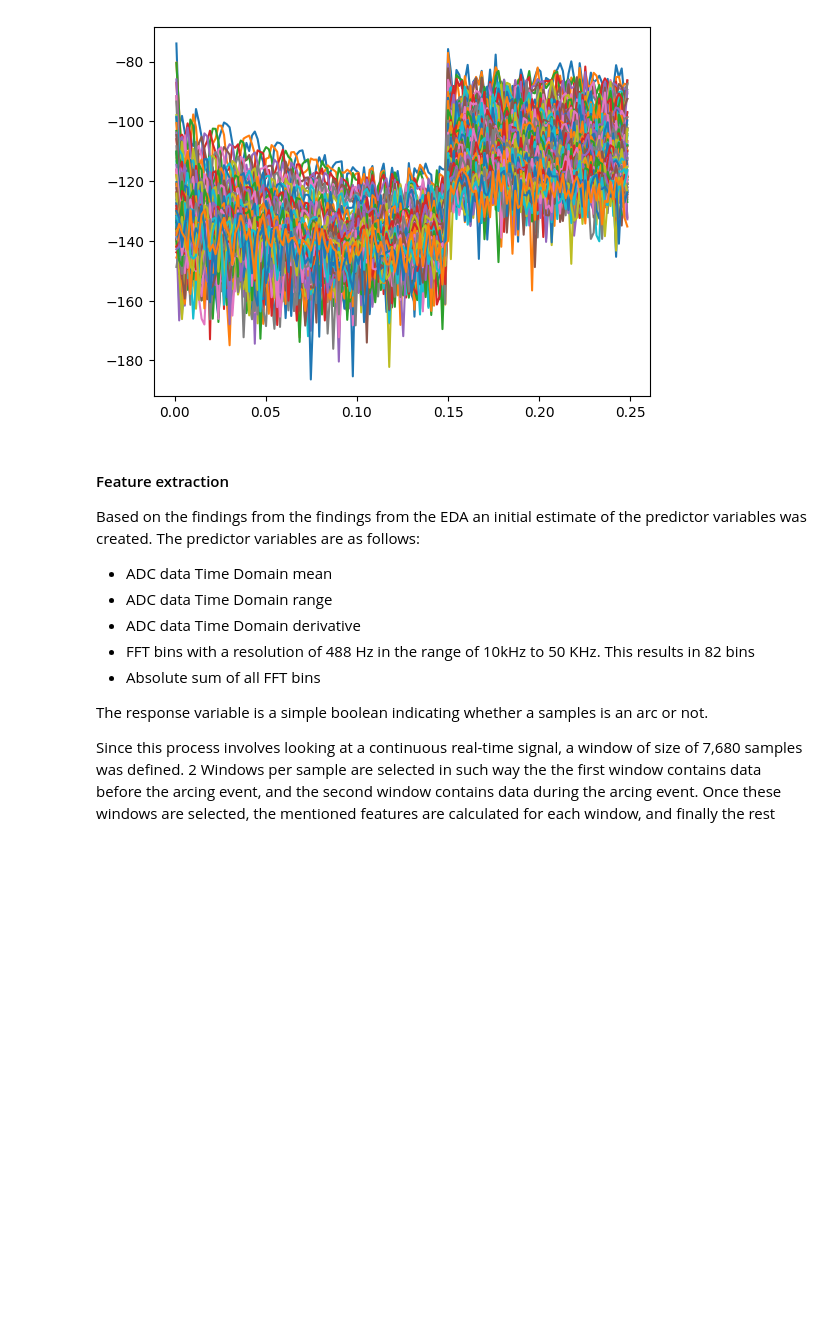
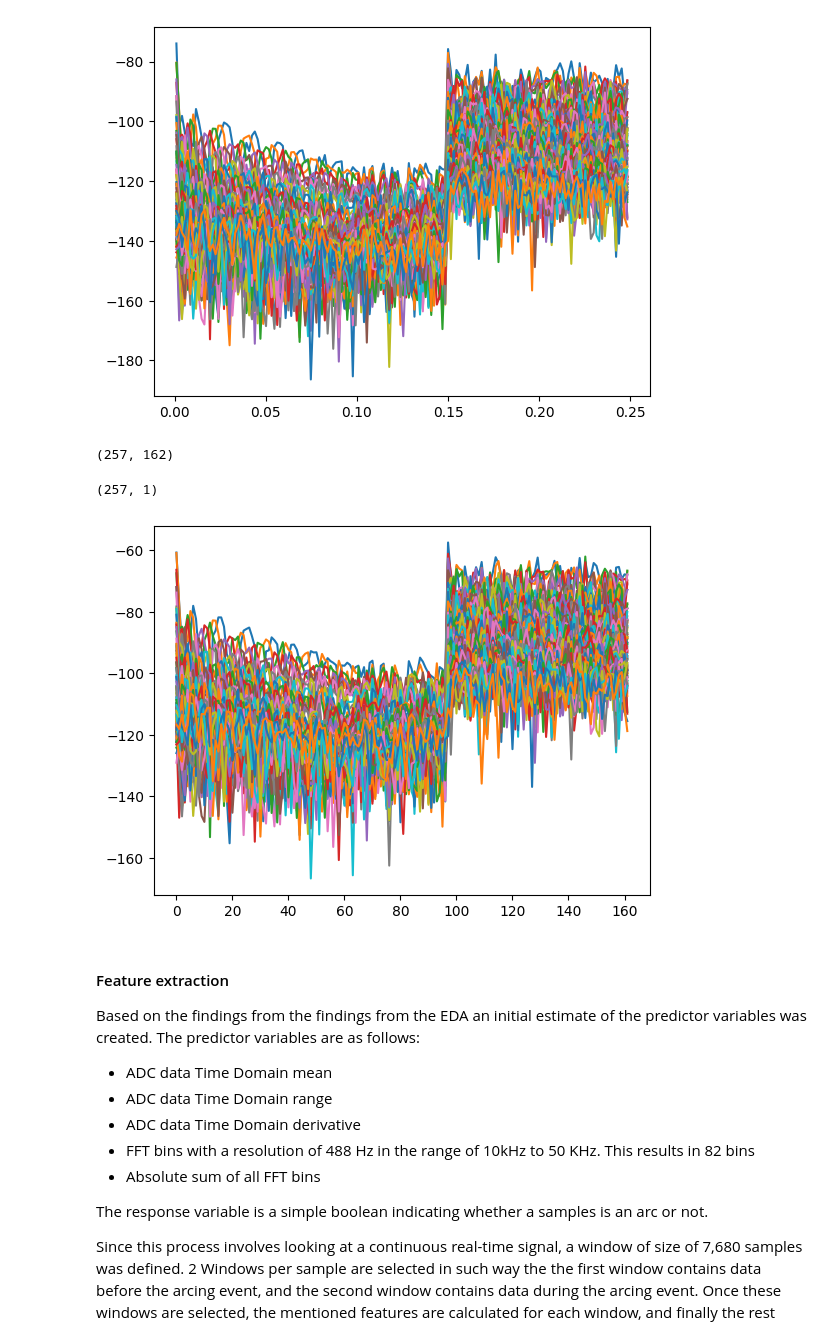
Before and after one commit to davidoises/ArcDetection, a Jupyter notebook: analysis/process_notebook.ipynb, the cells around one changed output. Cells and saved outputs as stored; diff of their text form; code cells hidden in the pictures; blank space fills up the shorter version.

Commit message:
Structure and integration of fft C++ code with pybind
Finished integrating data preparation with C++ spectrogram

Simplifying spectrogram calculation

Fixed spectrogram claculation

Final corrections

```diff
--- a/analysis/process_notebook.ipynb
+++ b/analysis/process_notebook.ipynb
@@ -303,6 +303,28 @@ for i in range(len(raw_new_pxx)):
 plt.show()
 # %% [output]
 [figure]
+# %%
+import fft_calculator
+raw_pxx, raw_freqs = fft_calculator.get_spectrogram(df_raw_arc['adc_data'], 250e3, 512)
+raw_pxx.shape
+# %% [output]
+(257, 162)
+# %%
+new_freq = raw_freqs[:, None]
+new_freq.shape
+# %% [output]
+(257, 1)
+# %%
+
+for i in range(raw_pxx.shape[0]):
+    if new_freq[i, 0] > lower_bound and new_freq[i, 0] < upper_bound:
+        plt.plot(range(raw_pxx.shape[1]), 10.0*np.log10(raw_pxx[i,:]), label="old  "+str(new_freq[i, 0]))
+        # plt.plot(range(raw_pxx.shape[1]), (raw_pxx[i,:]), label="old  "+str(new_freq[i, 0]))
+
+# plt.legend()
+plt.show()
+# %% [output]
+[figure, added]
 # %% [markdown]
 #### Feature extraction
 
```
Also changed, not shown: parts of 6 cells of this notebook, 8 other files.
